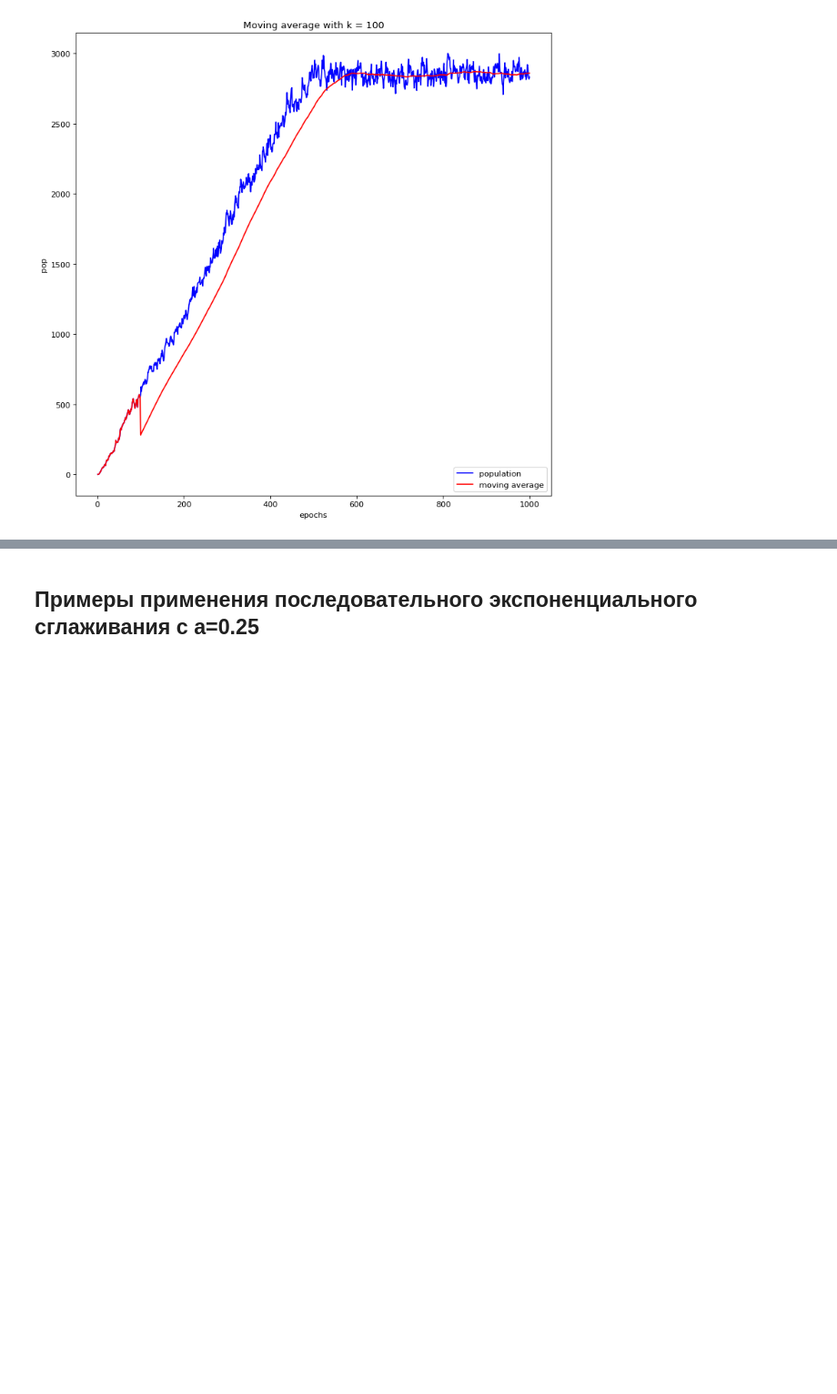
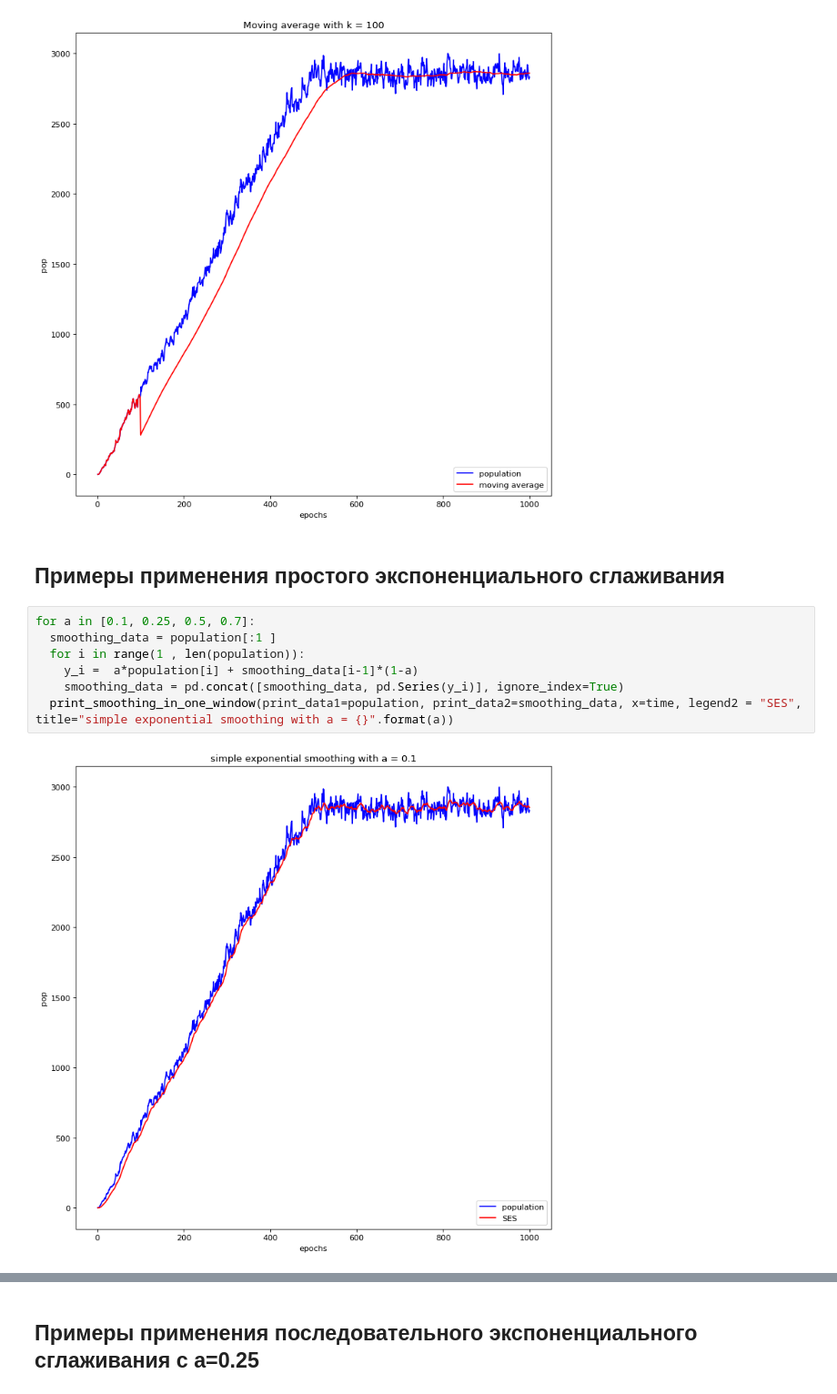
Before and after one commit to sokanaid/CourseProject2022BiologicalMath, a Jupyter notebook: data_smoothing.ipynb, the cells around one changed output, grey strips where cells are left out. Shown at 91% size. Saved outputs shown, nothing was run; the diff lists cells and outputs as text; blank space fills up the shorter version.

```diff
--- a/data_smoothing.ipynb
+++ b/data_smoothing.ipynb
@@ -118,3 +118,14 @@ for k in [10, 50, 100]:
 [figure]
 [figure]
 [figure]
+# %% [markdown]
+## Примеры применения простого экспоненциального сглаживания
+# %%
+for a in [0.1, 0.25, 0.5, 0.7]:
+  smoothing_data = population[:1 ]
+  for i in range(1 , len(population)):
+    y_i =  a*population[i] + smoothing_data[i-1]*(1-a)
+    smoothing_data = pd.concat([smoothing_data, pd.Series(y_i)], ignore_index=True)
+  print_smoothing_in_one_window(print_data1=population, print_data2=smoothing_data, x=time, legend2 = "SES", title="simple exponential smoothing with a = {}".format(a))
+# %% [output]
+[figure, added]
```
Also changed, not shown: parts of 3 cells of this notebook.
